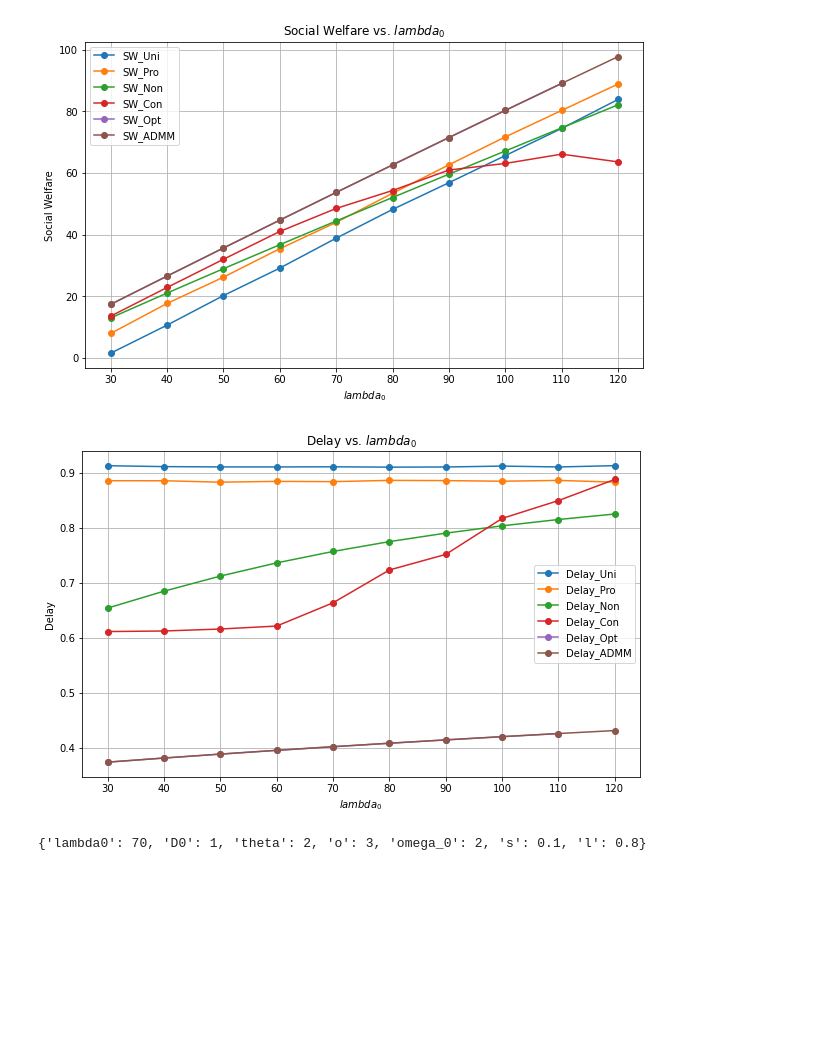
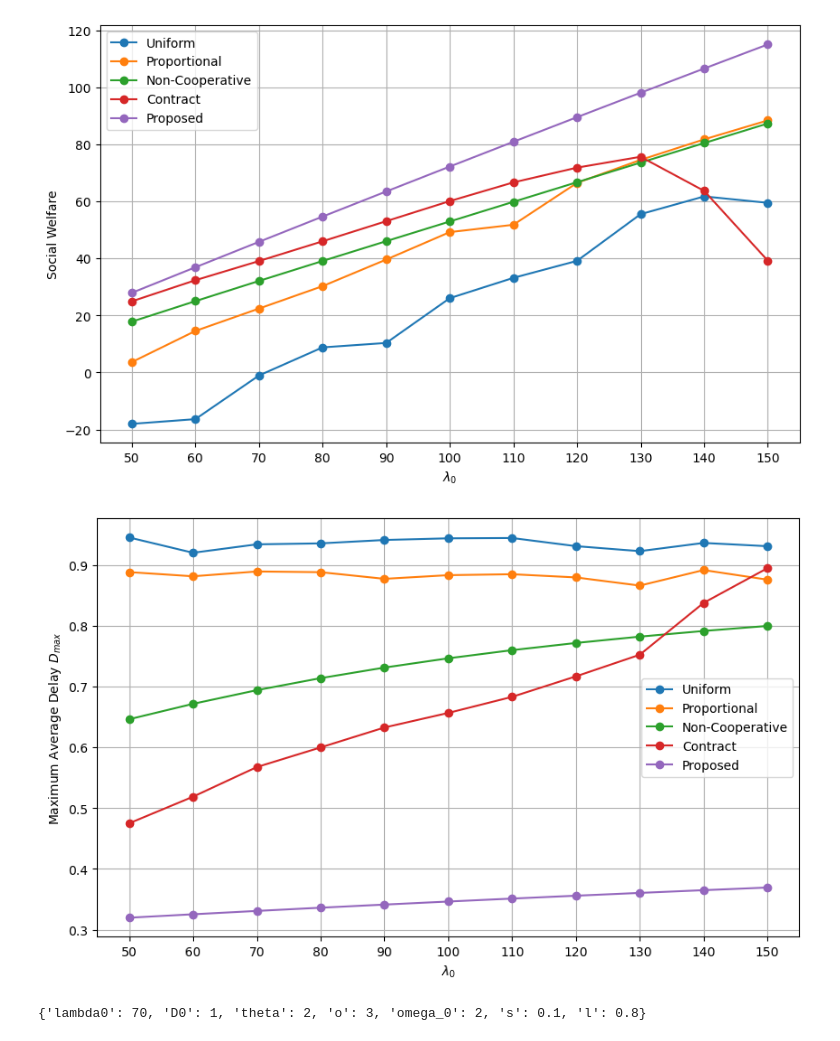
Before and after one commit to Barytes/NBS_project, a Jupyter notebook: plot.ipynb, the cells around one changed output. Drawn from its saved outputs; the diff is of its cells as text; code cells hidden in the pictures; blank space fills up the shorter version.

```diff
--- a/plot.ipynb
+++ b/plot.ipynb
@@ -36,10 +36,9 @@ config = Config(CONFIG_PATH)
 
 # num_mds = [10, 20, 30, 40, 50]
 
-lambda0 = [30,40,50, 60, 70, 80, 90, 100,110,120]
+lambda0 = [50, 60, 70, 80, 90, 100, 110, 120, 130, 140, 150]
 sw_uni, sw_pro, sw_non, sw_con, sw_rev, sw_gre, sw_swm, sw_admm = [],[],[],[],[],[],[],[]
 Dm_uni, Dm_pro, Dm_non, Dm_con, Dm_rev, Dm_gre, Dm_swm, Dm_admm = [],[],[],[],[],[],[],[]
-baselines = ['Uni', 'Pro', 'Non', 'Con', 'Opt', 'ADMM']
 for l0 in lambda0:
   config.params["lambda0"] = l0
   print(f"=====Lambda 0: {l0}=====")
@@ -47,12 +46,11 @@ for l0 in lambda0:
   seed = 41
   MDs = create_MDs(config, seed=seed)
   esp = create_ESP(config, seed=seed)
-  # np.random.shuffle(MDs)  # Shuffle the MDs
   # for md in MDs[:n]:
   #   print(md.param)
   # print(esp.param)
 
-  T = 100
+  T = 15
   N = len(MDs)
   lam_uni, p_uni, r_uni, Dmax_uni = np.zeros(N),np.zeros(N),np.zeros(N),0
   for _ in range(T):
@@ -111,6 +109,6 @@ for l0 in lambda0:
   Dm_swm.append(Dmax_swm)
   Dm_admm.append(Dmax_admm)
   print("===================")
-sw = [sw_uni, sw_pro, sw_non, sw_con, sw_swm, sw_admm]
-Dm = [Dm_uni, Dm_pro, Dm_non, Dm_con, Dm_swm, Dm_admm]
+sw = [sw_uni, sw_pro, sw_non, sw_con, sw_admm]
+Dm = [Dm_uni, Dm_pro, Dm_non, Dm_con, Dm_admm]
 # %% [output]
@@ -133,31 +131,32 @@ ADMM Baseline: SW=97.74238041015309, Dmax=0.43098034728211154
 ===================
 # %%
+baselines = ['Uniform', 'Proportional', 'Non-Cooperative', 'Contract', 'Proposed']
 plt.figure(figsize=(10, 6)) # 设置图的大小
 for i, data in enumerate(sw):
-    plt.plot(lambda0, data, marker='o', label=f'SW_{baselines[i]}')
+    plt.plot(lambda0, data, marker='o', label=f'{baselines[i]}')
 
-plt.title('Social Welfare vs. $lambda_0$')
-plt.xlabel('$lambda_0$')
+# plt.title('Social Welfare vs. $\lambda_0$')
+plt.xlabel('$\lambda_0$')
 plt.ylabel('Social Welfare')
 plt.xticks(lambda0) # 确保 N 值在横轴上清晰显示
 plt.grid(True)
 plt.legend()
 plt.show()
 
 plt.figure(figsize=(10, 6)) # 设置图的大小
 for i, data in enumerate(Dm):
-    plt.plot(lambda0, data, marker='o', label=f'Delay_{baselines[i]}')
+    plt.plot(lambda0, data, marker='o', label=f'{baselines[i]}')
 
-plt.title('Delay vs. $lambda_0$')
-plt.xlabel('$lambda_0$')
-plt.ylabel('Delay')
+# plt.title('Delay vs. $\lambda_0$')
+plt.xlabel('$\lambda_0$')
+plt.ylabel('Maximum Average Delay $D_{max}$')
 plt.xticks(lambda0) # 确保 N 值在横轴上清晰显示
 plt.grid(True)
 plt.legend()
 plt.show()
 # %% [output]
-[figure, old version]
+[figure, new version]
-[figure, old version]
+[figure, new version]
 # %%
   # for md in MDs[:n]:
   #   print(md.param)
```
Also changed, not shown: parts of 2 cells of this notebook, 5 other files.
